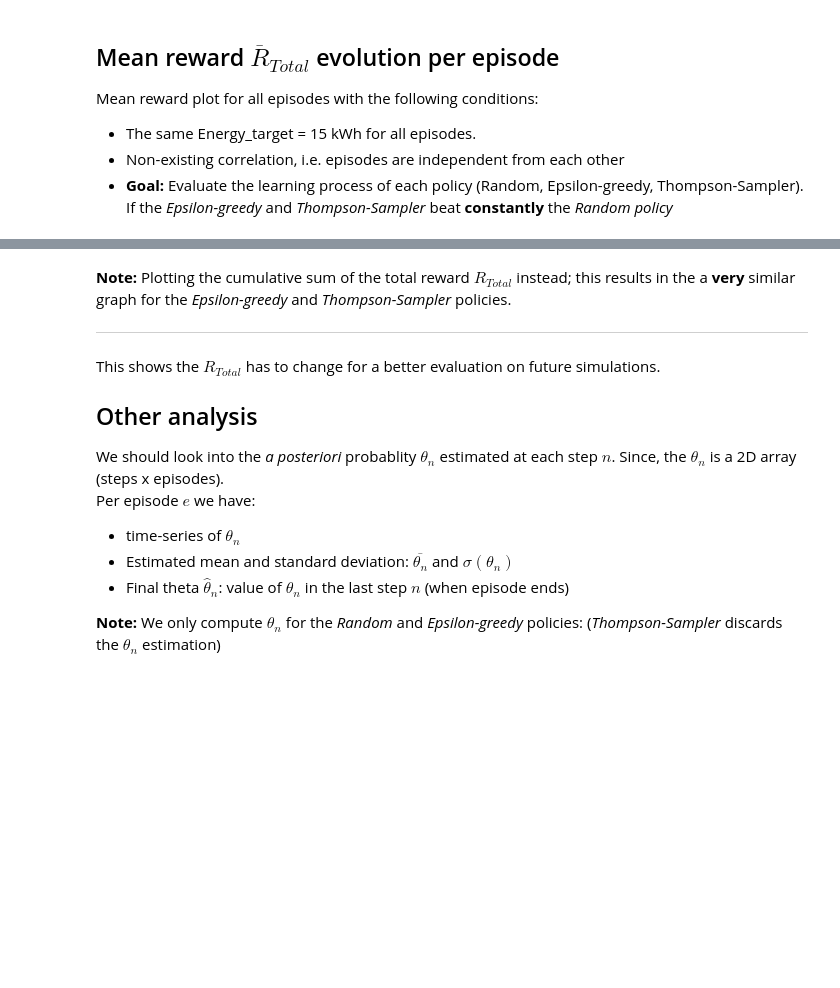
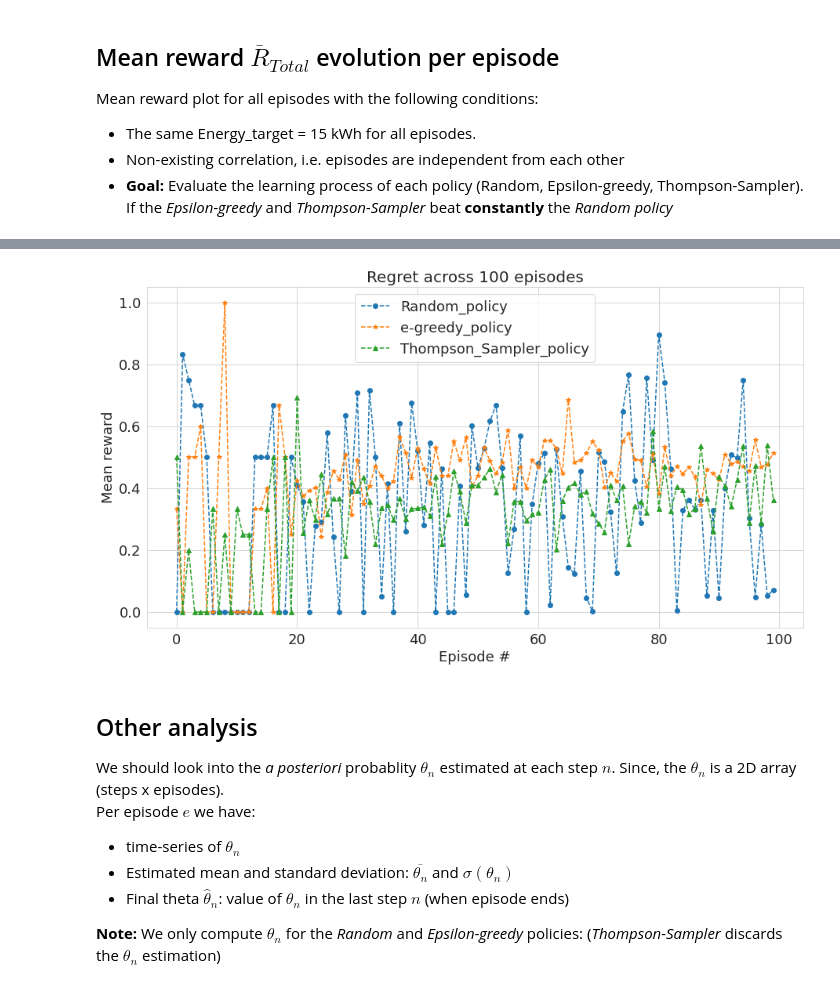
Before and after one commit to tabsa/P2P_market_MAD, a Jupyter notebook: Data_analysis_P2P_Latest_version.ipynb, the cells around one changed output, grey strips where cells are left out. Cells and saved outputs as stored; diff of their text form; code cells hidden in the pictures; blank space fills up the shorter version.

```diff
--- a/Data_analysis_P2P_Latest_version.ipynb
+++ b/Data_analysis_P2P_Latest_version.ipynb
@@ -77,7 +86,21 @@ plt.show()
+# %%
+no_epi = data['simulation']['episodes']
+label = data['agents']['id']
+marker = ['o', '*', '^']
+ax_label = ['Episode #', 'Mean reward']
+ax_size = 18
+plot_reward_per_episode(data['outcome'], 'mean_regret', label, marker, (15,8))
+# Legend and labels for the plot
+plt.legend(fontsize=ax_size)
+plt.ylabel(ax_label[1], fontsize=ax_size)
+plt.xticks(fontsize=ax_size)
+plt.yticks(fontsize=ax_size)
+plt.xlabel(ax_label[0], fontsize=ax_size)
+plt.title(f'Regret across {no_epi} episodes', fontsize=20)
+plt.show()
+# %% [output]
+[figure, added]
 # %% [markdown]
-**Note:** Plotting the cumulative sum of the total reward $R_{Total}$ instead; this results in the a **very** similar graph for the *Epsilon-greedy* and *Thompson-Sampler* policies.
-***
-This shows the $R_{Total}$ has to change for a better evaluation on future simulations. <br>
 ## Other analysis
 We should look into the *a posteriori* probablity $\theta_n$ estimated at each step $n$. Since, the $\theta_n$ is a 2D array (steps x episodes). <br>
 Per episode $e$ we have:
```
Also changed, not shown: parts of 6 cells of this notebook, 1 other file.
